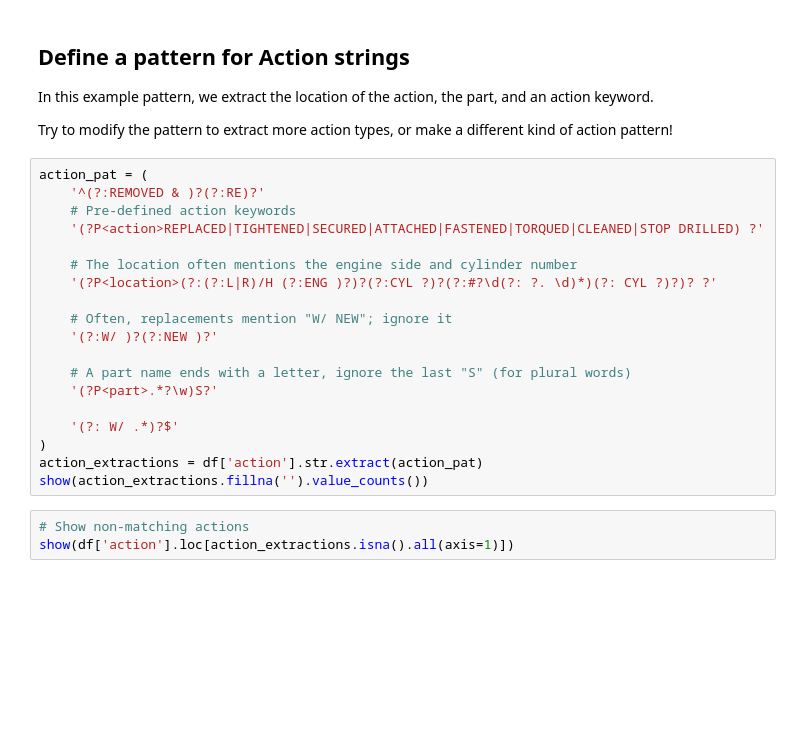
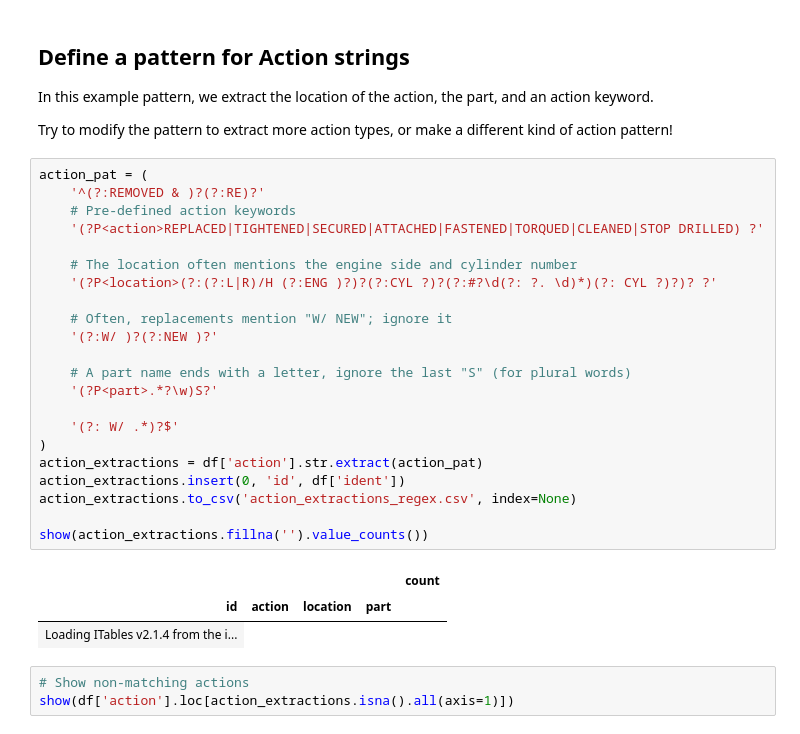
Before and after one commit to kai-vu/zorro, a Jupyter notebook: patterns.ipynb, the cells around one changed output. Drawn from its saved outputs; the diff is of its cells as text; blank space fills up the shorter version.

Commit message:
fix regex extractions

```diff
--- a/patterns.ipynb
+++ b/patterns.ipynb
@@ -93,22 +93,29 @@ Try to modify the pattern to extract more action types, or make a different kind
 # %%
 action_pat = (
     '^(?:REMOVED & )?(?:RE)?'
     # Pre-defined action keywords
     '(?P<action>REPLACED|TIGHTENED|SECURED|ATTACHED|FASTENED|TORQUED|CLEANED|STOP DRILLED) ?'
 
     # The location often mentions the engine side and cylinder number
     '(?P<location>(?:(?:L|R)/H (?:ENG )?)?(?:CYL ?)?(?:#?\d(?: ?. \d)*)(?: CYL ?)?)? ?'
 
     # Often, replacements mention "W/ NEW"; ignore it
     '(?:W/ )?(?:NEW )?'
 
     # A part name ends with a letter, ignore the last "S" (for plural words)
     '(?P<part>.*?\w)S?'
 
     '(?: W/ .*)?$'
 )
 action_extractions = df['action'].str.extract(action_pat)
+action_extractions.insert(0, 'id', df['ident'])
+action_extractions.to_csv('action_extractions_regex.csv', index=None)
+
 show(action_extractions.fillna('').value_counts())
+# %% [output]
+|  |  |  |  | count |
+| id | action | location | part |  |
+| Loading ITables v2.1.4 from the i... |
 # %%
 # Show non-matching actions
 show(df['action'].loc[action_extractions.isna().all(axis=1)])
```
Also changed, not shown: parts of 3 cells of this notebook, 2 other files.
